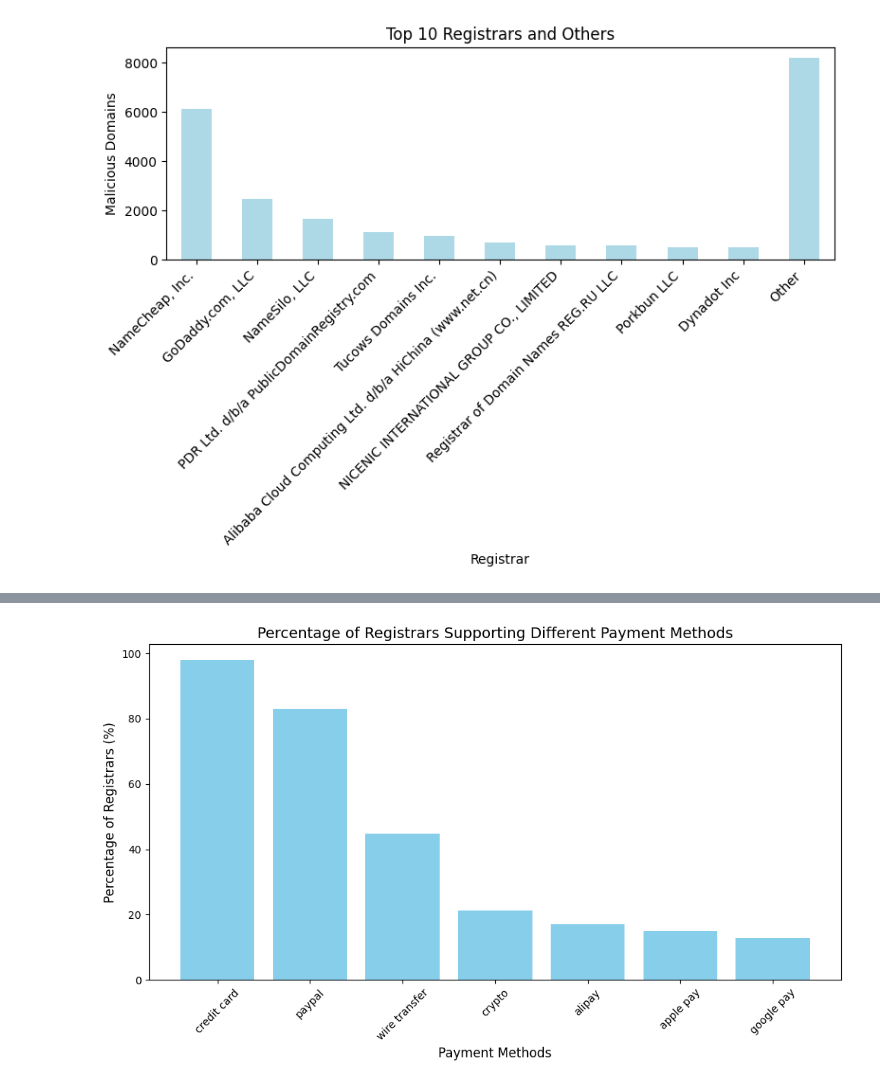
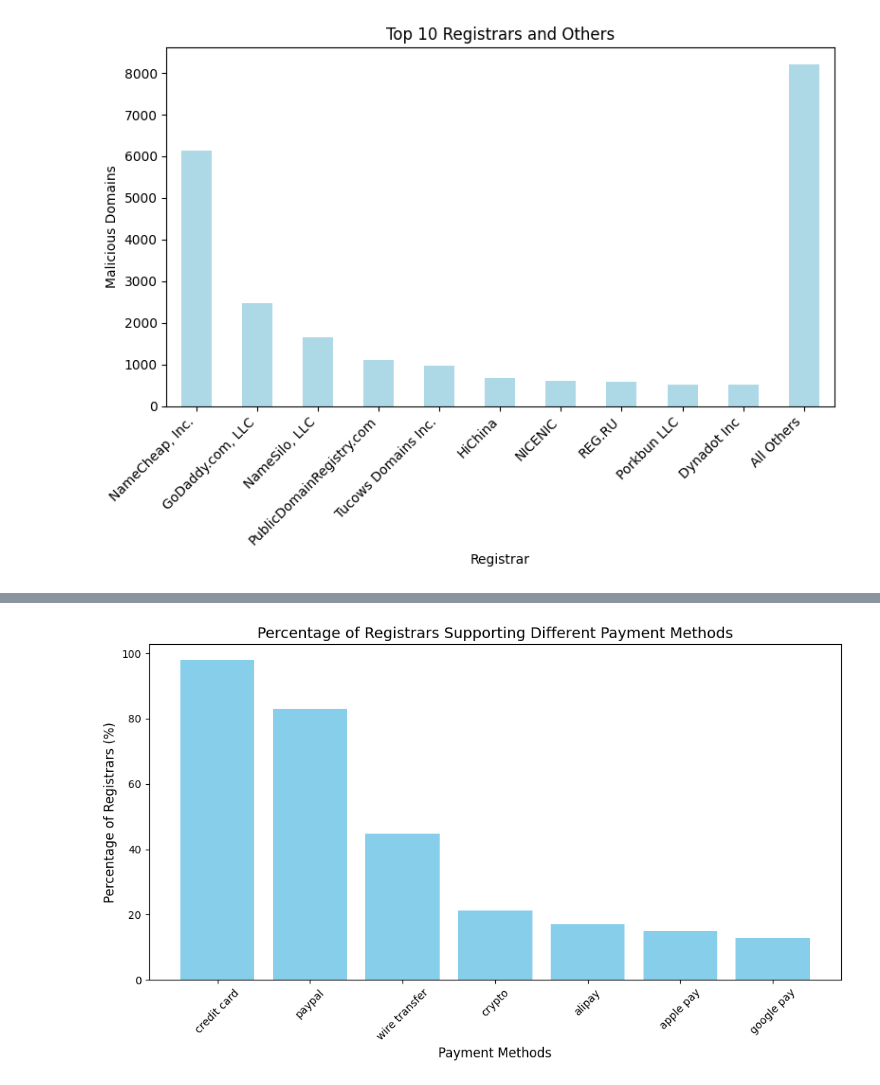
Before and after one commit to digitaldisarray/Registrar-Analysis, a Jupyter notebook: service-payment-analysis.ipynb, the cells around one changed output, grey strips where cells are left out. Drawn from its saved outputs; the diff is of its cells as text; code cells hidden in the pictures.

Commit message:
Updated Main Notebook
- Made it clearer which cells go to which RQ
- Cleaned up graph
- Kind of printed table data used in results section
- Only using Spearman's Rho

```diff
--- a/service-payment-analysis.ipynb
+++ b/service-payment-analysis.ipynb
@@ -22,30 +22,39 @@ bad_domains = bad_domains.drop_duplicates(subset=['registrar_id', 'domain'], kee
 
 registrar_domain_count = pd.read_json(registar_domain_count_path, lines=True)
 # %%
-#
+# RQ 1
 # Which registars had the most complaints?
 #
 
 import matplotlib.pyplot as plt
 
 # Count the occurrence of each registrar and get top 10
 registrar_counts = bad_domains['registrar'].value_counts()
 top_10 = registrar_counts.head(10)
 
 # Sum the rest and label as 'Other'
 other_count = registrar_counts.iloc[10:].sum()
-other_series = pd.Series({'Other': other_count})
+other_series = pd.Series({'All Others': other_count})
 top_10 = pd.concat([top_10, other_series])
+
+# Trim some index names to make a tidier graph
+pretty_map = {
+    'PDR Ltd. d/b/a PublicDomainRegistry.com' : 'PublicDomainRegistry.com',
+    'Alibaba Cloud Computing Ltd. d/b/a HiChina (www.net.cn)' : 'HiChina',
+    'NICENIC INTERNATIONAL GROUP CO., LIMITED' : 'NICENIC',
+    'Registrar of Domain Names REG.RU LLC' : 'REG.RU'}
+top_10 = top_10.rename(index=pretty_map)
 
 # Plot the results
 plt.figure(figsize=(8, 6))
 top_10.plot(kind='bar', color='lightblue')
 plt.title('Top 10 Registrars and Others')
 plt.xlabel('Registrar')
 plt.ylabel('Malicious Domains')
 plt.xticks(rotation=45, ha='right')
 plt.tight_layout()
+plt.savefig("4.3fig_0.png")
 plt.show()
 # %% [output]
-[figure, old version]
+[figure, new version]
 # %%
```
Also changed, not shown: parts of 7 cells of this notebook.
